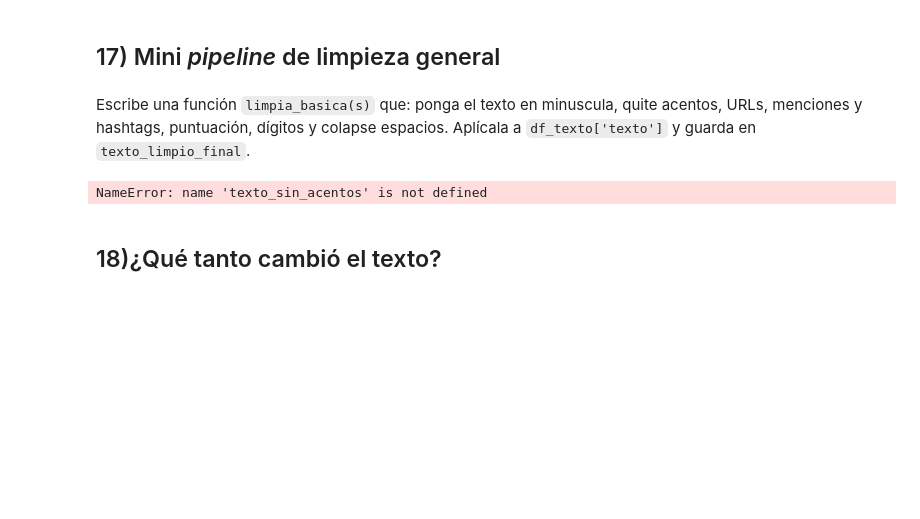
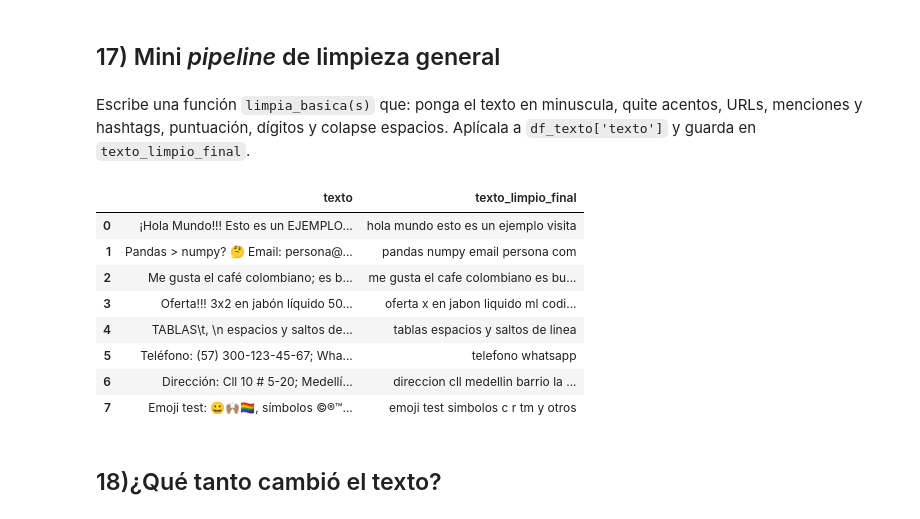
Before and after one commit to ivanvelasco19/template-data-science-container, a Jupyter notebook: notebooks/Practica_Limpieza_Texto.ipynb, the cells around one changed output. Saved outputs shown, nothing was run; the diff lists cells and outputs as text; code cells hidden in the pictures; blank space fills up the shorter version.

```diff
--- a/notebooks/Practica_Limpieza_Texto.ipynb
+++ b/notebooks/Practica_Limpieza_Texto.ipynb
@@ -986,41 +1050,50 @@ Escribe una función `limpia_basica(s)` que: ponga el texto en minuscula, quite
 # %%
 # Copie su código aca
 # %%
+# Limpia básica: minuscula, quita acentos, URLs, menciones, hashtags, puntuación, dígitos y colapsa espacios
+import re
+from unidecode import unidecode
+import pandas as pd
+
 def limpia_basica(s):
-    # Convertir a string y a minúsculas
+    if pd.isna(s):
+        return ''
     texto = str(s).lower()
 
-    # Eliminar URLs
-    texto = re.sub(r"https?://\S+", "", texto)
+    # Quitar acentos usando unidecode
+    texto = unidecode(texto)
 
-    # Eliminar menciones (@usuario)
-    texto = re.sub(r"@\w+", "", texto)
+    # Quitar URLs, menciones y hashtags
+    texto = re.sub(r'https?://\S+', '', texto)
+    texto = re.sub(r'@\w+', '', texto)
+    texto = re.sub(r'#\w+', '', texto)
 
-    # Eliminar hashtags (#tema)
-    texto = re.sub(r"#\w+", "", texto)
+    # Quitar dígitos
+    texto = re.sub(r'\d+', '', texto)
 
-    # Quitar acentos
-    texto = texto_sin_acentos(texto)
+    # Quitar puntuación y caracteres no alfa (dejamos solo a-z y espacios)
+    texto = re.sub(r'[^a-z\s]', ' ', texto)
 
-    # Eliminar dígitos
-    texto = re.sub(r"\d+", "", texto)
-
-    # Eliminar puntuación y símbolos (mantener solo letras y espacios)
-    texto = re.sub(r"[^\w\s]", "", texto)
-
-    # Colapsar espacios múltiples y eliminar espacios al inicio/fin
-    texto = re.sub(r"\s+", " ", texto).strip()
+    # Colapsar múltiples espacios y trim
+    texto = re.sub(r'\s+', ' ', texto).strip()
 
     return texto
 
-
-# Aplicar la función de limpieza al DataFrame
-df_texto["texto_limpio_final"] = df_texto["texto"].apply(limpia_basica)
+# Aplicar la función al DataFrame y guardar en texto_limpio_final
+df_texto['texto_limpio_final'] = df_texto['texto'].apply(limpia_basica)
 
 # Mostrar resultado
-df_texto[["texto", "texto_limpio_final"]]
+df_texto[['texto', 'texto_limpio_final']]
 # %% [output]
-NameError: name 'texto_sin_acentos' is not defined
+|  | texto | texto_limpio_final |
+| 0 | ¡Hola Mundo!!! Esto es un EJEMPLO... | hola mundo esto es un ejemplo visita |
+| 1 | Pandas > numpy? 🤔 Email: persona@... | pandas numpy email persona com |
+| 2 | Me gusta el café colombiano; es b... | me gusta el cafe colombiano es bu... |
+| 3 | Oferta!!! 3x2 en jabón líquido 50... | oferta x en jabon liquido ml codi... |
+| 4 | TABLAS\t, \n espacios y saltos de... | tablas espacios y saltos de linea |
+| 5 | Teléfono: (57) 300-123-45-67; Wha... | telefono whatsapp |
+| 6 | Dirección: Cll 10 # 5-20; Medellí... | direccion cll medellin barrio la ... |
+| 7 | Emoji test: 😀🙌🏽🏳️‍🌈, símbolos ©®™... | emoji test simbolos c r tm y otros |
 # %% [markdown]
 ## 18)¿Qué tanto cambió el texto?
 # %% [markdown]
```
Also changed, not shown: parts of 18 cells of this notebook.
